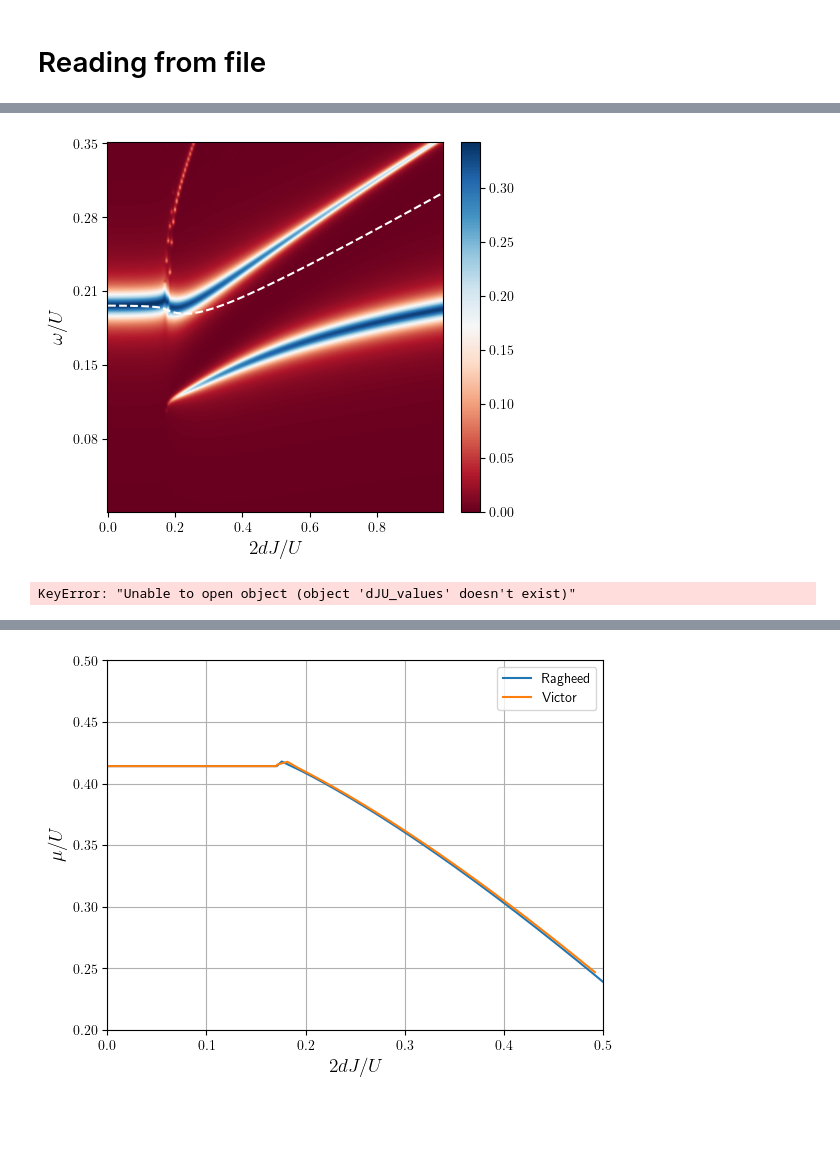
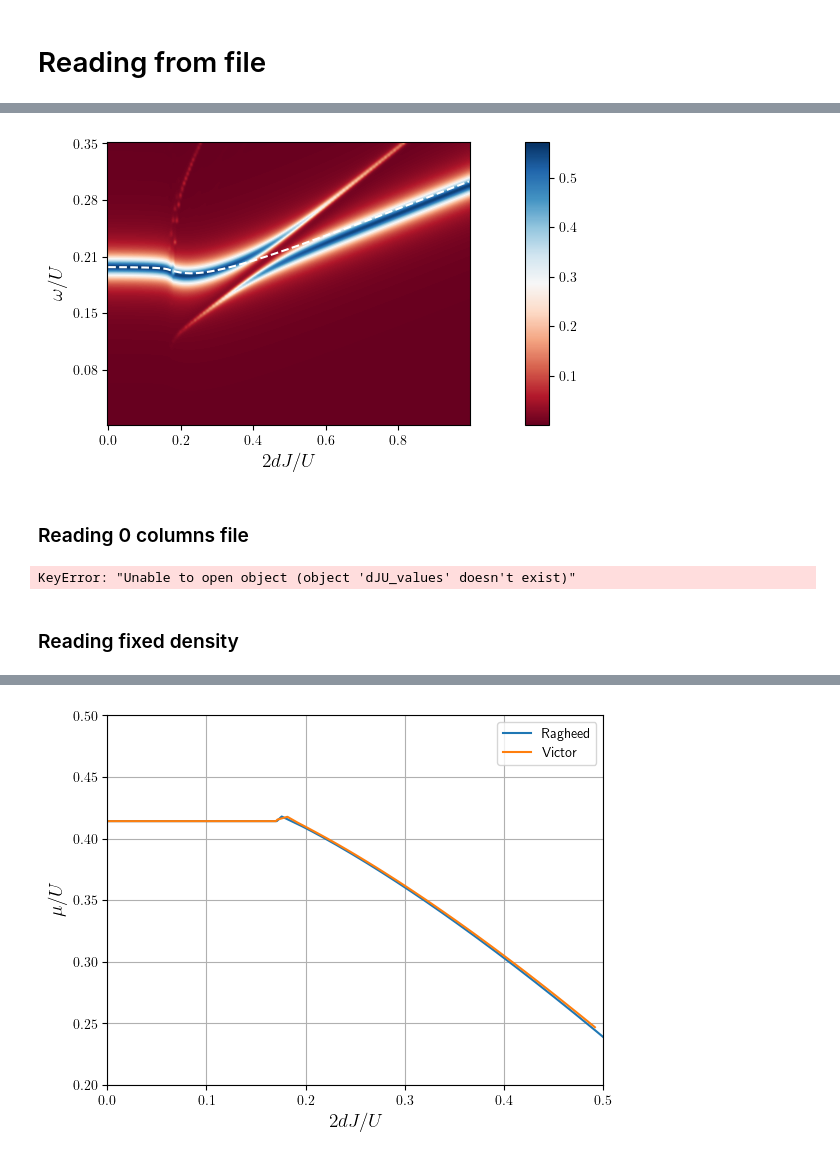
Before and after one commit to ragheedalhyder/BoseHubbard, a Jupyter notebook: src/Testing_codes.ipynb, the cells around one changed output, grey strips where cells are left out. Cells and saved outputs as stored; diff of their text form; code cells hidden in the pictures; blank space fills up the shorter version.

```diff
--- a/src/Testing_codes.ipynb
+++ b/src/Testing_codes.ipynb
@@ -208,7 +248,7 @@ io = IO()
 desired_n0 = 1.0
 dJUs, muUs = io.read_from_hdf5_fixed_density_qcorr(grid, params, desired_n0)
 
-en_vector = np.linspace(0.01, 0.35, 80)
+en_vector = np.linspace(0.01, 0.35, 200)
 
 omega0s = np.zeros(len(dJUs))
 omega1s = np.zeros(len(dJUs))
@@ -223,7 +263,7 @@ T22 = np.zeros((len(dJUs), len(en_vector)), dtype=np.complex128)
 T22_F = np.zeros((len(dJUs), len(en_vector)), dtype=np.complex128)
 SE_SI = np.zeros((len(dJUs), len(en_vector)), dtype=np.complex128)
 
-dJU_ind_ = 35
+dJU_ind_ = 37
 
 for dJU_ind in range(dJU_ind_, dJU_ind_ + 1):
     dJU = dJUs[dJU_ind]
@@ -265,7 +305,7 @@ plt.legend()
 plt.show()
 
 dOmega = en_vector[1] - en_vector[0]
-eta = 0.005
+eta = 0.0001
 SpectralFuncs = dOmega * (-2) * np.imag(1./(en_vector - SE_SI[dJU_ind_, :] + 1j * eta))
 plt.plot(en_vector, SpectralFuncs)
 plt.show()
@@ -389,8 +436,8 @@ with h5py.File(filename, 'w') as f:
     f.attrs['N'] = N
 # %%
 import h5py
-dJU, Mu, M, N = 0.30, 0.41, 100, 7
-filename = f'../data/Different_UIBs_dJU_{dJU}_Mu_{muU:.2f}_M_{grid.M}_N_{N}.hdf5'
+dJU, Mu, M, N = 0.17, 0.41, 100, 7
+filename = f'../data/Different_UIBs_dJU_{dJU}_Mu_{muU:.2f}_M_{M}_N_{N}.hdf5'
 with h5py.File(filename, 'r') as f:
     UIBs = f['UIBs'][:]
     en_vector = f['en_vector'][:]
@@ -413,3 +460,17 @@ with h5py.File(filename, 'r') as f:
         T22.append(group['T22'][:])
         T22_SE.append(group['T22_SE'][:])
         SE_SI.append(group['SE_SI'][:])
+from matplotlib import pyplot as plt
+import numpy as np
+
+SpectralFuncs = np.zeros((len(UIBs), len(en_vector)))
+dOmega = en_vector[1] - en_vector[0]
+eta = 0.01
+for count in range(0, len(UIBs)):
+    SpectralFuncs[count, :] = dOmega * (-2) * np.imag(1./(en_vector - SE_SI[count] + 1j * eta))
+# SpectralFuncs[34, :] = SpectralFuncs[33, :]
+# SpectralFuncs[35, :] = SpectralFuncs[36, :]
+fig = plt.figure();
+X, Y = np.meshgrid(UIBs, en_vector)
+pc = plt.pcolormesh(X, Y, SpectralFuncs.T , shading='auto', cmap='PuBuGn');
+cbar = fig.colorbar(pc);
@@ -559,12 +603,12 @@ dOmega = en_vector[1] - en_vector[0]
 eta = 0.01
 for dJU_ind in range(0, len(dJUs)):
     dJU = dJUs[dJU_ind]
-    SpectralFuncs[dJU_ind, :] = dOmega * (-2) * np.imag(1./(en_vector - T11[dJU_ind] + T12[dJU_ind] + T21[dJU_ind] + T22[dJU_ind] + T22_SE[dJU_ind] + 1j * eta))
+    SpectralFuncs[dJU_ind, :] = dOmega * (-2) * np.imag(1./(en_vector - (T11[dJU_ind] + T12[dJU_ind] + T21[dJU_ind] + T22[dJU_ind] + T22_SE[dJU_ind])+ 1j * eta))
 # SpectralFuncs[34, :] = SpectralFuncs[33, :]
 # SpectralFuncs[35, :] = SpectralFuncs[36, :]
-# fig = plt.figure();
-# X, Y = np.meshgrid(dJUs, en_vector)
-# pc = plt.pcolormesh(X, Y, SpectralFuncs.T , shading='auto', cmap='PuBuGn');
-# cbar = fig.colorbar(pc);
-# plt.plot(dJUs, omega0s + omega1s + omega2s, linestyle='--', label='Perturbative', color='red', linewidth=1.5)
-# plt.show()
+fig = plt.figure();
+X, Y = np.meshgrid(dJUs, en_vector)
+pc = plt.pcolormesh(X, Y, SpectralFuncs.T , shading='auto', cmap='PuBuGn');
+cbar = fig.colorbar(pc);
+plt.plot(dJUs, omega0s + omega1s + omega2s, linestyle='--', label='Perturbative', color='red', linewidth=1.5)
+plt.show()
@@ -588,7 +634,7 @@ fig, ax = plt.subplots()
 
 # Create the plot
 # Set the aspect ratio to the ratio of the number of x points to the number of y points
-aspect_ratio = 1.1
+aspect_ratio = 1.3
 im = ax.imshow(SpectralFuncs_rot, cmap='RdBu', interpolation = 'bicubic', aspect = aspect_ratio)
 
 # Select a subset of dJUs and en_vector for the ticks
@@ -611,34 +657,34 @@ ax.set_xticklabels(xticklabels)
 ax.set_yticklabels(yticklabels)
 
 # # Create an axes divider and add the colorbar to it
 # divider = make_axes_locatable(ax)
 # cax = divider.append_axes("right", size="5%", pad=0.05)
 # plt.colorbar(im, cax=cax)
 # Create a secondary y-axis
 
 X, Y = np.meshgrid(dJUs, omega0s + omega1s + omega2s)
 # ax2 = ax.twinx()
 # Transform the y-coordinates of the plot to match the image coordinates
 plot_x = np.interp(dJUs, (dJUs.min(), dJUs.max()), (0, SpectralFuncs_rot.shape[1]-1))
 plot_y = SpectralFuncs_rot.shape[0] - 1 - np.interp(omega0s + omega1s + omega2s, (en_vector.min(), en_vector.max()), (0, SpectralFuncs_rot.shape[0]-1))
 
 # Overlay the plot on top of the imshow figure
 ax.plot(plot_x, plot_y, linestyle='--', label='Perturbative', color='white', linewidth=1.5)
 
 plt.xlabel(r'$2dJ/U$', fontsize=14)
 plt.ylabel(r'$\omega/U$', fontsize=14)
 
 # # Create an axes divider and add the colorbar to it
 divider = make_axes_locatable(ax)
 cax = divider.append_axes("right", size="5%", pad=0.01)
 plt.colorbar(im, cax=cax)
 plt.show()
 
 filename = f'../figs/spectral_funcs_fixed_chemical_potential_n0_{n0}_M_{M}_N_{N}.pdf'
 fig.savefig(filename, dpi=300, bbox_inches='tight')
 plt.show()
 # %% [output]
-[figure, old version]
+[figure, new version]
 # %%
 from class_io import IO
 import numpy as np
@@ -696,6 +742,8 @@ plt.plot(en_vector, T22_SE_read[dJU_ind, :], label='T22_F')
 plt.legend()
 plt.show()
 plt.plot(en_vector, SpectralFuncs[dJU_ind, :], label='T11')
+# %% [markdown]
+### Reading 0 columns file
 # %%
 from class_io import IO
 import h5py
@@ -732,4 +793,6 @@ plt.plot(dJUs, omega0s + omega1s + omega2s, linestyle='--', label='Perturbative'
 plt.show()
 # %% [output]
 KeyError: "Unable to open object (object 'dJU_values' doesn't exist)"
+# %% [markdown]
+### Reading fixed density
 # %%
```
Also changed, not shown: parts of 19 cells of this notebook, 35 other files.
